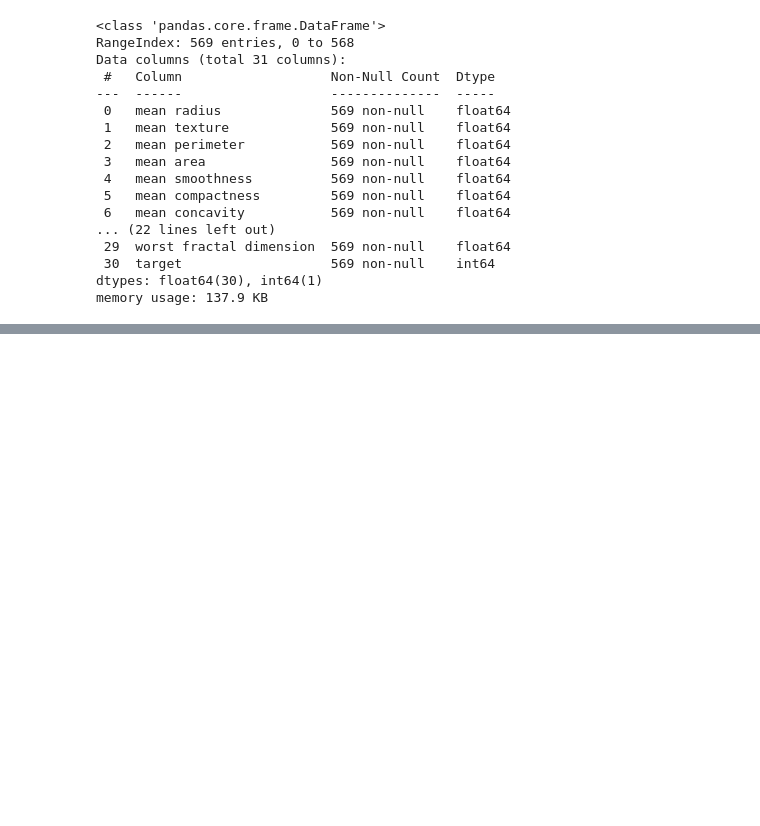
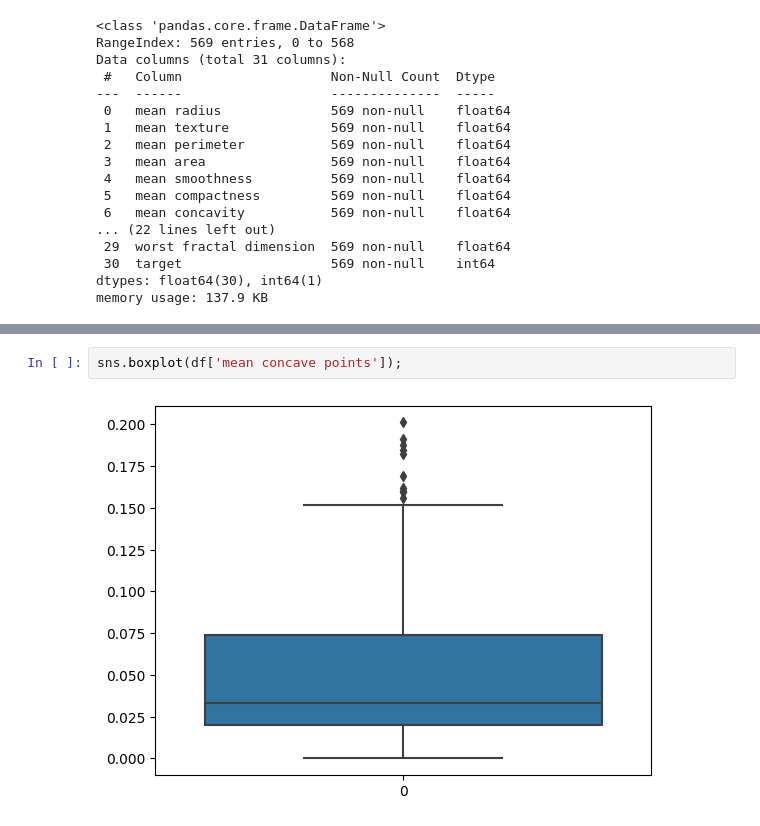
Before and after one commit to pNatTueku/codingProjectwithPython, a Jupyter notebook: project_04_sklearn_breast_cancer.ipynb, the cells around one changed output, grey strips where cells are left out. Drawn from its saved outputs; the diff is of its cells as text; blank space fills up the shorter version.

```diff
--- a/project_04_sklearn_breast_cancer.ipynb
+++ b/project_04_sklearn_breast_cancer.ipynb
@@ -394,0 +406,4 @@ memory usage: 137.9 KB
+# %%
+sns.boxplot(df['mean concave points']);
+# %% [output]
+[figure, added]
```
Also changed, not shown: parts of 20 cells of this notebook.
